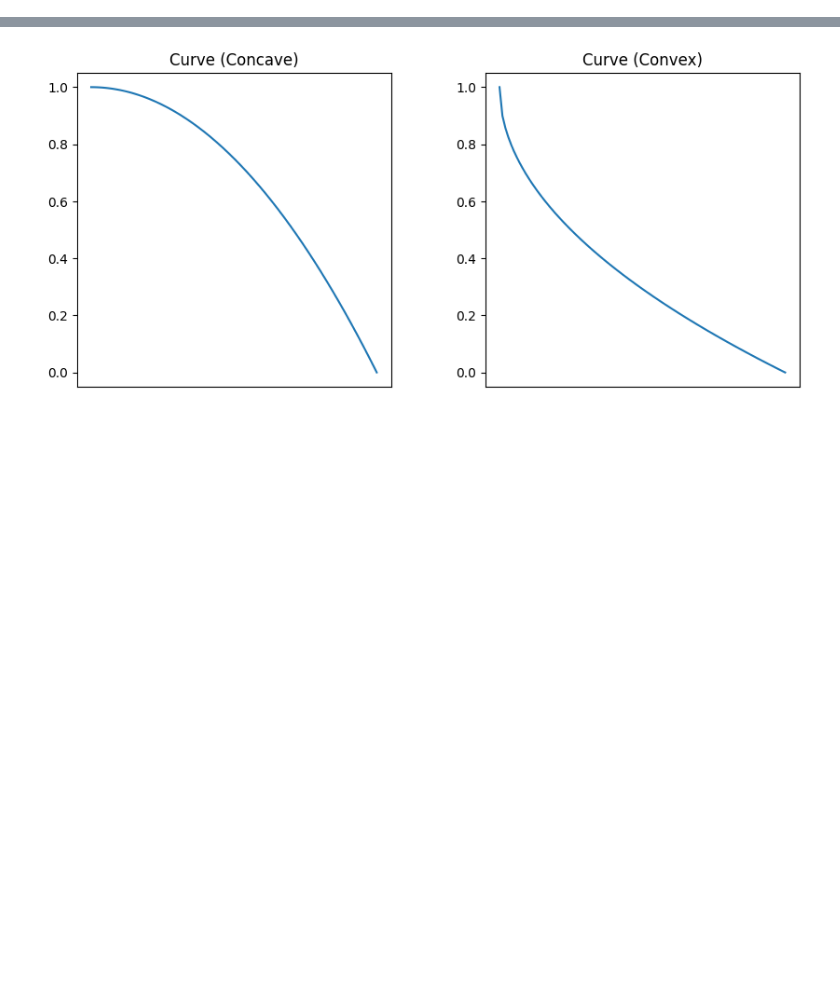
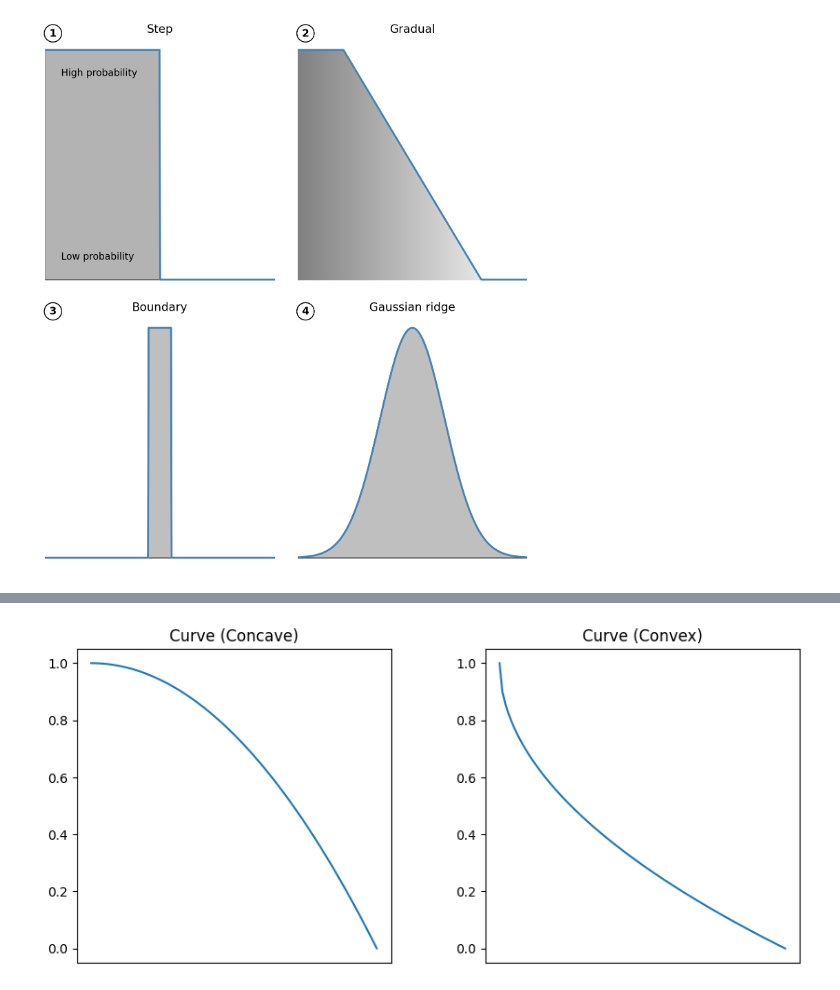
Before and after one commit to PacktPublishing/Learn-Robotics-Programming-3rd-edition, a Jupyter notebook: code_diagrams/chapter-17/diagrams.ipynb, the cells around one changed output, grey strips where cells are left out. Saved outputs shown, nothing was run; the diff lists cells and outputs as text; code cells hidden in the pictures; blank space fills up the shorter version.

```diff
--- a/code_diagrams/chapter-17/diagrams.ipynb
+++ b/code_diagrams/chapter-17/diagrams.ipynb
@@ -4,3 +87,67 @@ import numpy as np
+# %%
+# Combined 2x2 plot: Step, Gradual, Boundary ridge, Gaussian ridge
+x = np.linspace(0, 10, 400)
+y_step = np.piecewise(x, [x < 5, x >= 5], [1, 0])
+y_gradual = np.piecewise(
+    x,
+    [x <= 2, np.logical_and(x > 2, x < 8), x >= 8],
+    [lambda x: 1, lambda x: 1 - (x - 2) / (8 - 2), lambda x: 0]
+)
+
+x_ridge = np.linspace(-5, 5, 400)
+y_step_ridge = np.piecewise(
+    x_ridge,
+    [x_ridge < -0.5, (x_ridge >= -0.5) & (x_ridge <= 0.5), x_ridge > 0.5],
+    [0, 1, 0]
+)
+sigma = 1.4
+y_gauss = np.exp(-0.5 * (x_ridge / sigma) ** 2)
+y_gauss = y_gauss / np.max(y_gauss)
+
+fig, axs = plt.subplots(2, 2, figsize=(12, 10), dpi=200)
+fig.subplots_adjust(hspace=0.1, wspace=-0.35)
+
+plot_curve(
+    axs[0, 0],
+    x,
+    y_step,
+    'Step',
+    fill_color='dimgray',
+    show_labels=True,
+    high_label='High probability',
+    low_label='Low probability',
+    subfigure_marker='1'
+)
+plot_curve(
+    axs[0, 1],
+    x,
+    y_gradual,
+    'Gradual',
+    fill_color='grey',
+    gradient=True,
+    grad_high='white',
+    subfigure_marker='2'
+)
+plot_curve(
+    axs[1, 0],
+    x_ridge,
+    y_step_ridge,
+    'Boundary',
+    fill_color='gray',
+    subfigure_marker='3'
+)
+plot_curve(
+    axs[1, 1],
+    x_ridge,
+    y_gauss,
+    'Gaussian ridge',
+    fill_color='gray',
+    subfigure_marker='4'
+)
+
+plt.show()
+# %% [output]
+[figure, added]
 # %%
 width = 1500
 height = 1500
```
Also changed, not shown: parts of 4 cells of this notebook, 1 other file.
